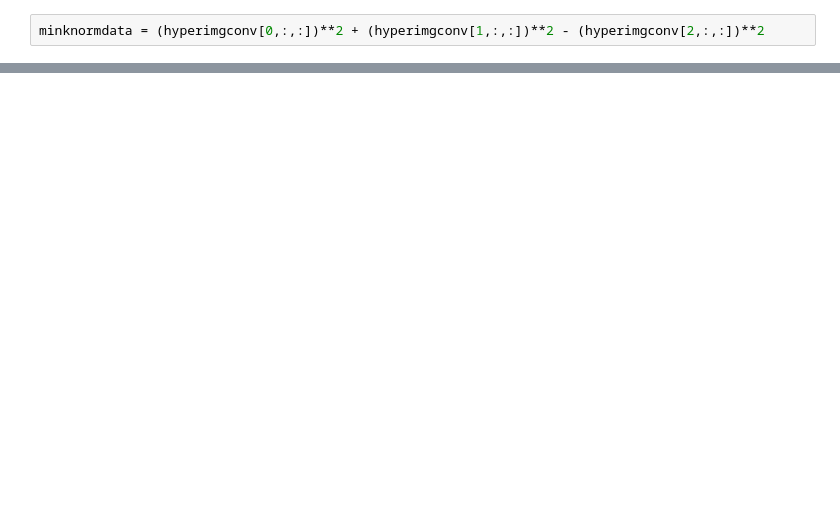
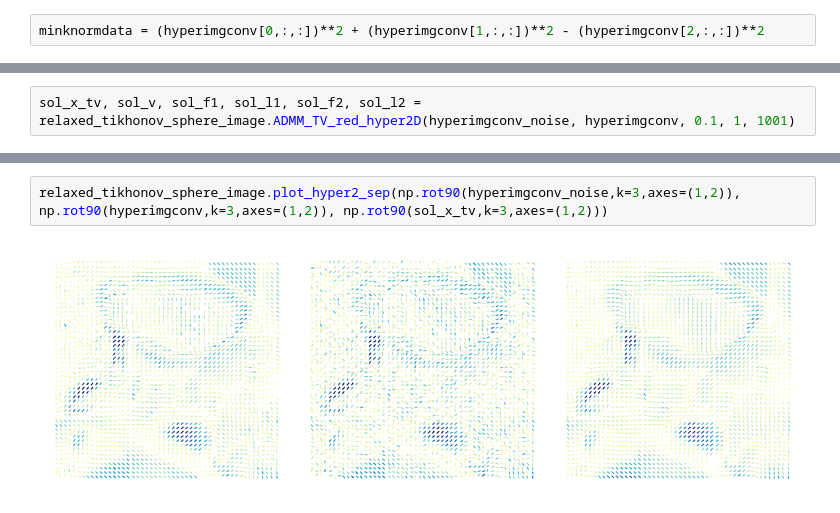
Before and after one commit to JJEWBresch/relaxed_tikhonov_regularization, a Jupyter notebook: hyperbolic.ipynb, the cells around one changed output, grey strips where cells are left out. Drawn from its saved outputs; the diff is of its cells as text; blank space fills up the shorter version.

```diff
--- a/hyperbolic.ipynb
+++ b/hyperbolic.ipynb
@@ -147,0 +181,2 @@ iteration       | func-value    | mikwosky-error        | error
+# %%
+sol_x_tv, sol_v, sol_f1, sol_l1, sol_f2, sol_l2 = relaxed_tikhonov_sphere_image.ADMM_TV_red_hyper2D(hyperimgconv_noise, hyperimgconv, 0.1, 1, 1001)
@@ -155,0 +210,4 @@ relaxed_tikhonov_sphere_image.plot_hyper2(np.rot90(hyperimgconv_noise,k=3,axes=(
+# %%
+relaxed_tikhonov_sphere_image.plot_hyper2_sep(np.rot90(hyperimgconv_noise,k=3,axes=(1,2)), np.rot90(hyperimgconv,k=3,axes=(1,2)), np.rot90(sol_x_tv,k=3,axes=(1,2)))
+# %% [output]
+[figure, added]
```
Also changed, not shown: parts of 19 cells of this notebook, 1 other file.
